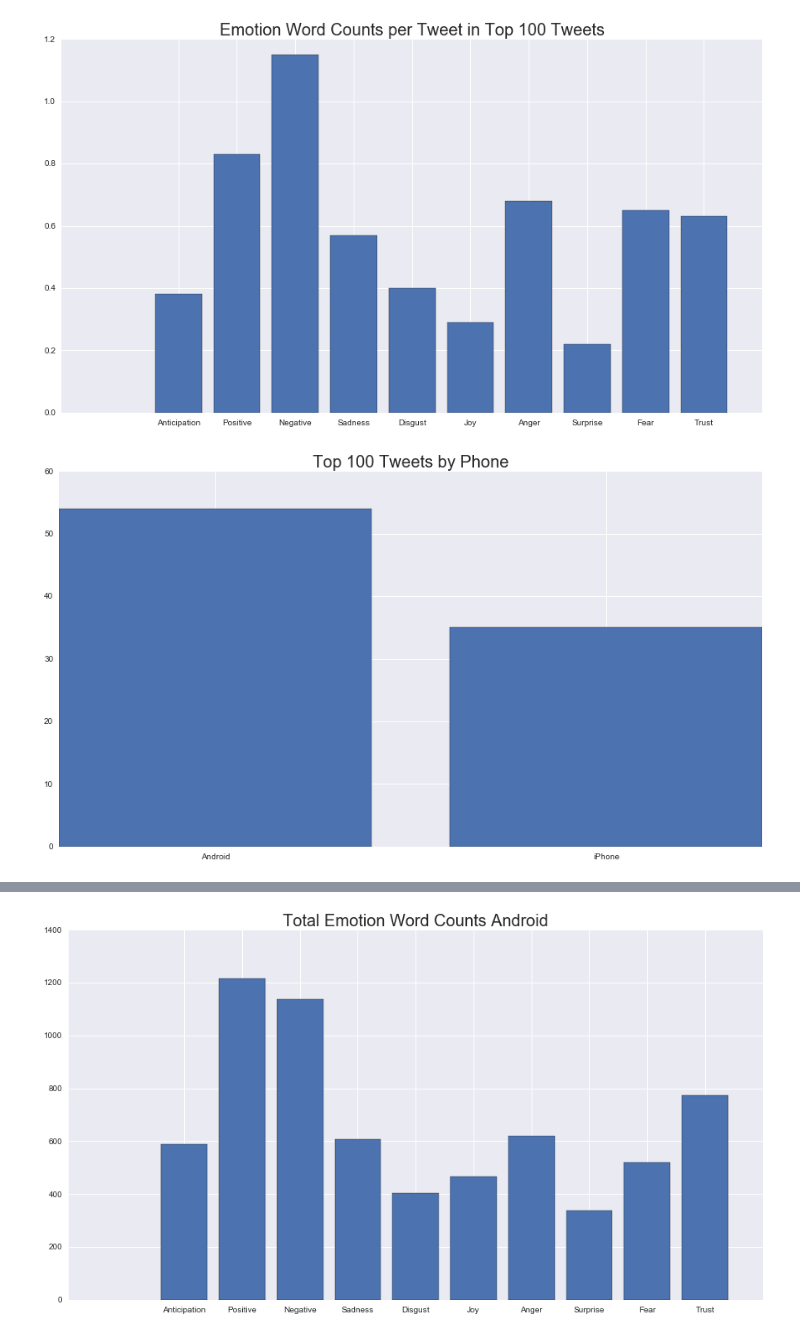
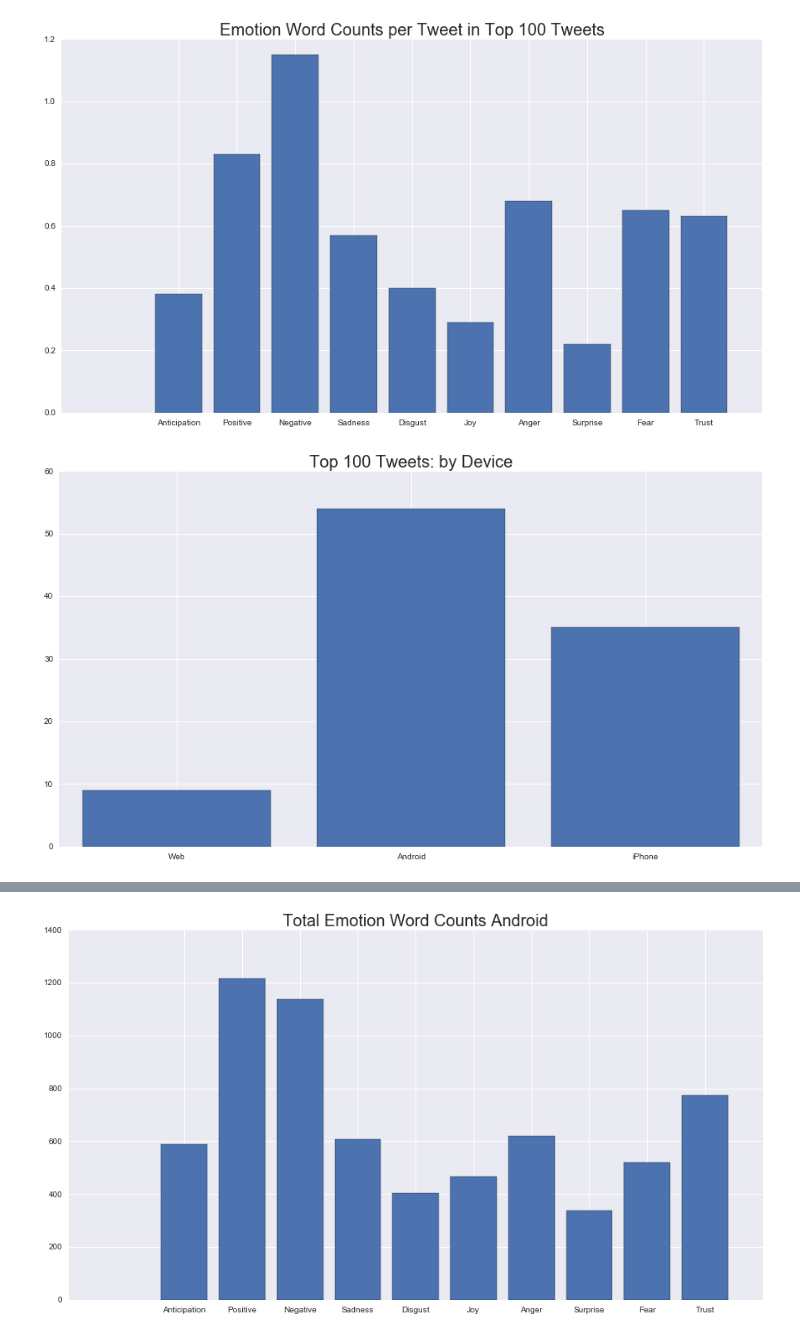
Before and after one commit to nickcdryan/Practice, a Jupyter notebook: trump_analysis/tweet_analysis.ipynb, the cells around one changed output, grey strips where cells are left out. Saved outputs shown, nothing was run; the diff lists cells and outputs as text; code cells hidden in the pictures.

```diff
--- a/trump_analysis/tweet_analysis.ipynb
+++ b/trump_analysis/tweet_analysis.ipynb
@@ -331,16 +338,16 @@ plt.show()
 # %%
 # To do: why does chart now say 90 tweets? also, relate total number of tweets per phone: how many total tweets for each phone
 
-phones = ['Android', 'iPhone']
+phones = ['Android', 'iPhone', 'Web']
 top_100_by_phone = dict()
 for key in phones:
     top_100_by_phone[key] = len(by_favorite['source'][:100][by_favorite['source'] == key])
 
 plt.figure(figsize=(15,8))
-plt.title('Top 100 Tweets by Phone', fontsize = 20)
+plt.title('Top 100 Tweets: by Device', fontsize = 20)
 plt.bar(range(len(top_100_by_phone)), top_100_by_phone.values(), align='center', )
 plt.xticks(range(len(top_100_by_phone)), top_100_by_phone.keys())
 
 plt.show()
 # %% [output]
-[figure, old version]
+[figure, new version]
```
Also changed, not shown: parts of 31 cells of this notebook, 5 other files.
